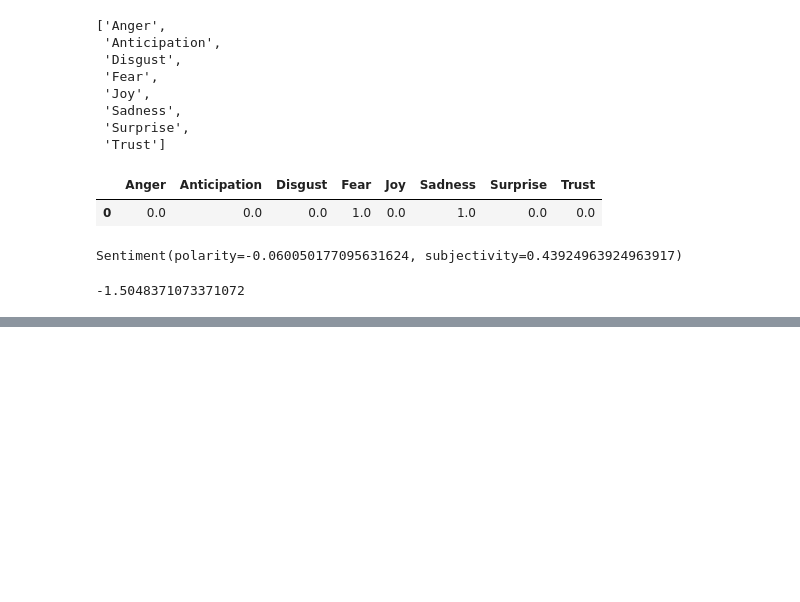
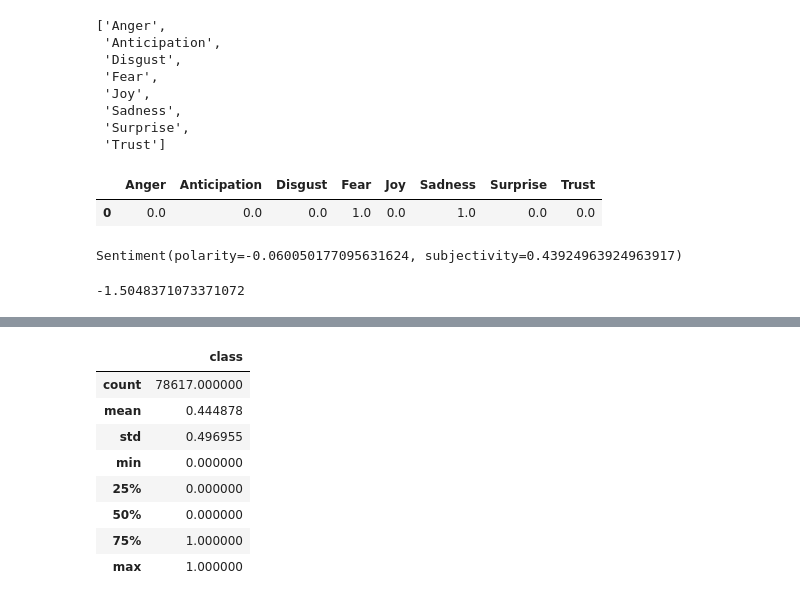
Before and after one commit to kertser/FakeNews, a Jupyter notebook: fakeNews.ipynb, the cells around one changed output, grey strips where cells are left out. Saved outputs shown, nothing was run; the diff lists cells and outputs as text; code cells hidden in the pictures; blank space fills up the shorter version.

```diff
--- a/fakeNews.ipynb
+++ b/fakeNews.ipynb
@@ -329,0 +345,13 @@ MaxSubjectivityFrequency = round(max(freqs2),2) # Feature
+# %%
+fake_news_full_df = pd.concat([true_df,false_df]).reset_index(drop=True)[['text','class']]
+fake_news_full_df.describe()
+# %% [output]
+|  | class |
+| count | 78617.000000 |
+| mean | 0.444878 |
+| std | 0.496955 |
+| min | 0.000000 |
+| 25% | 0.000000 |
+| 50% | 0.000000 |
+| 75% | 1.000000 |
+| max | 1.000000 |
```
Also changed, not shown: parts of 17 cells of this notebook.
